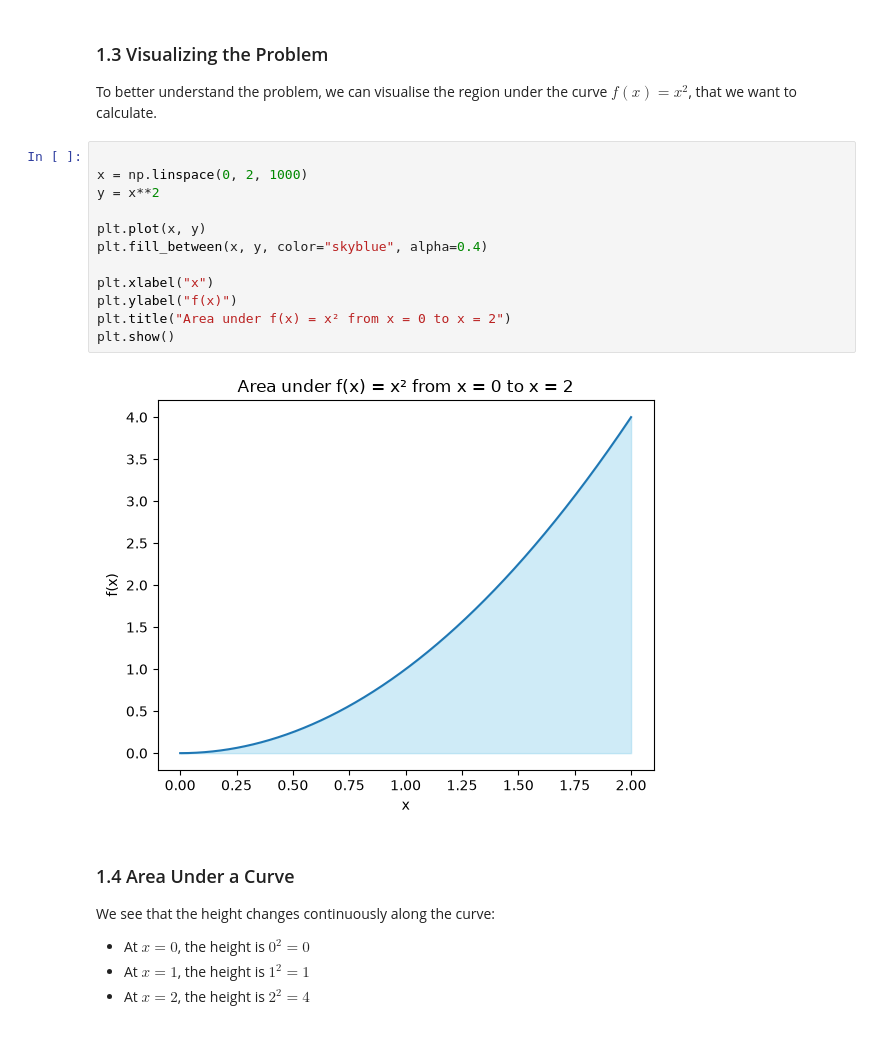
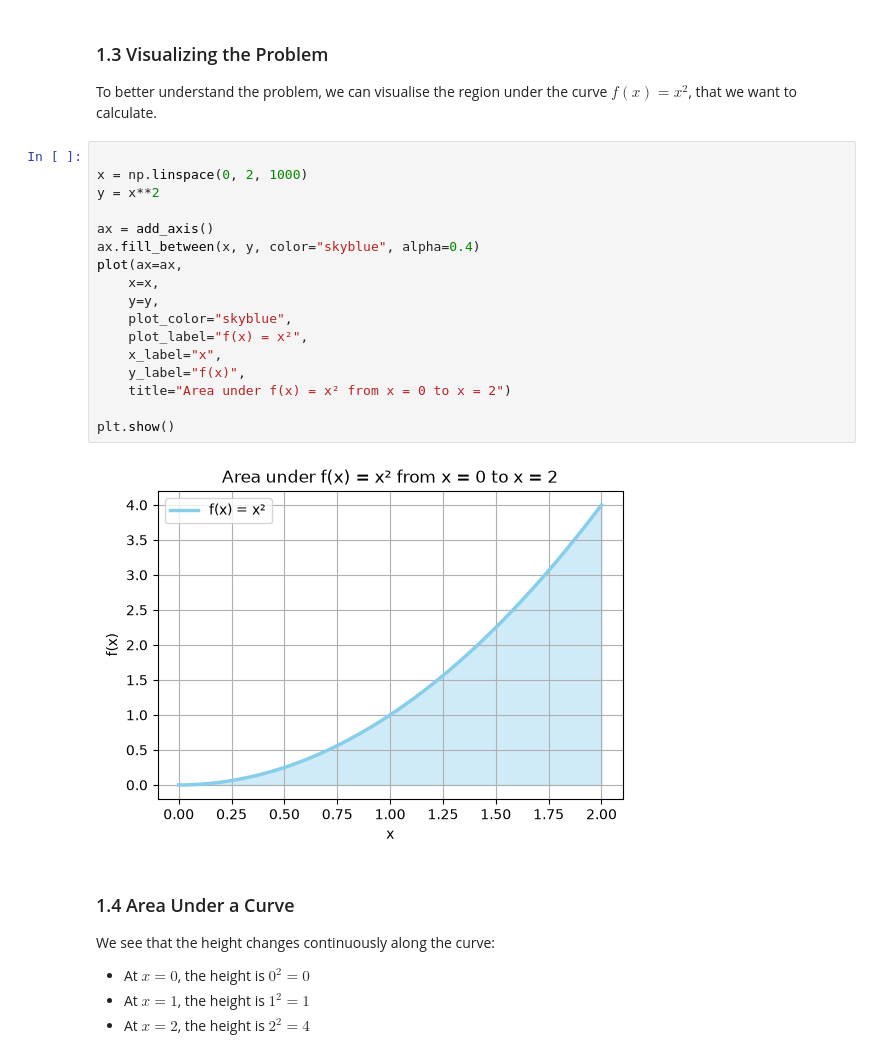
Before and after one commit to Edgybug/integrals-course-project, a Jupyter notebook: course_project.ipynb, the cells around one changed output. Saved outputs shown, nothing was run; the diff lists cells and outputs as text.

```diff
--- a/course_project.ipynb
+++ b/course_project.ipynb
@@ -51,17 +54,22 @@ To better understand the problem, we can visualise the region under the curve $f
 # %%
 
 x = np.linspace(0, 2, 1000)
 y = x**2
 
-plt.plot(x, y)
-plt.fill_between(x, y, color="skyblue", alpha=0.4)
+ax = add_axis()
+ax.fill_between(x, y, color="skyblue", alpha=0.4)
+plot(ax=ax,
+    x=x,
+    y=y,
+    plot_color="skyblue",
+    plot_label="f(x) = x²",
+    x_label="x",
+    y_label="f(x)",
+    title="Area under f(x) = x² from x = 0 to x = 2")
 
-plt.xlabel("x")
-plt.ylabel("f(x)")
-plt.title("Area under f(x) = x² from x = 0 to x = 2")
 plt.show()
 # %% [output]
-[figure, old version]
+[figure, new version]
 # %% [markdown]
 ### 1.4 Area Under a Curve
 
```
Also changed, not shown: parts of 27 cells of this notebook, 4 other files.
